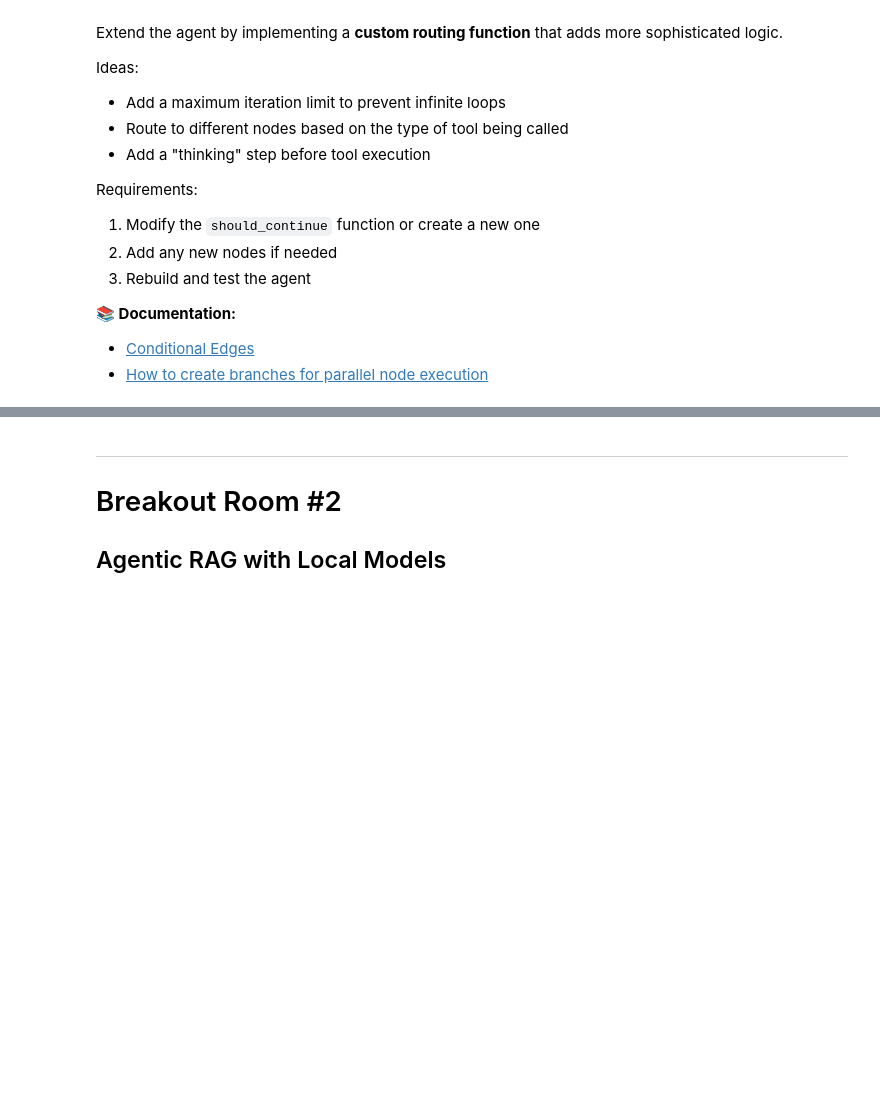
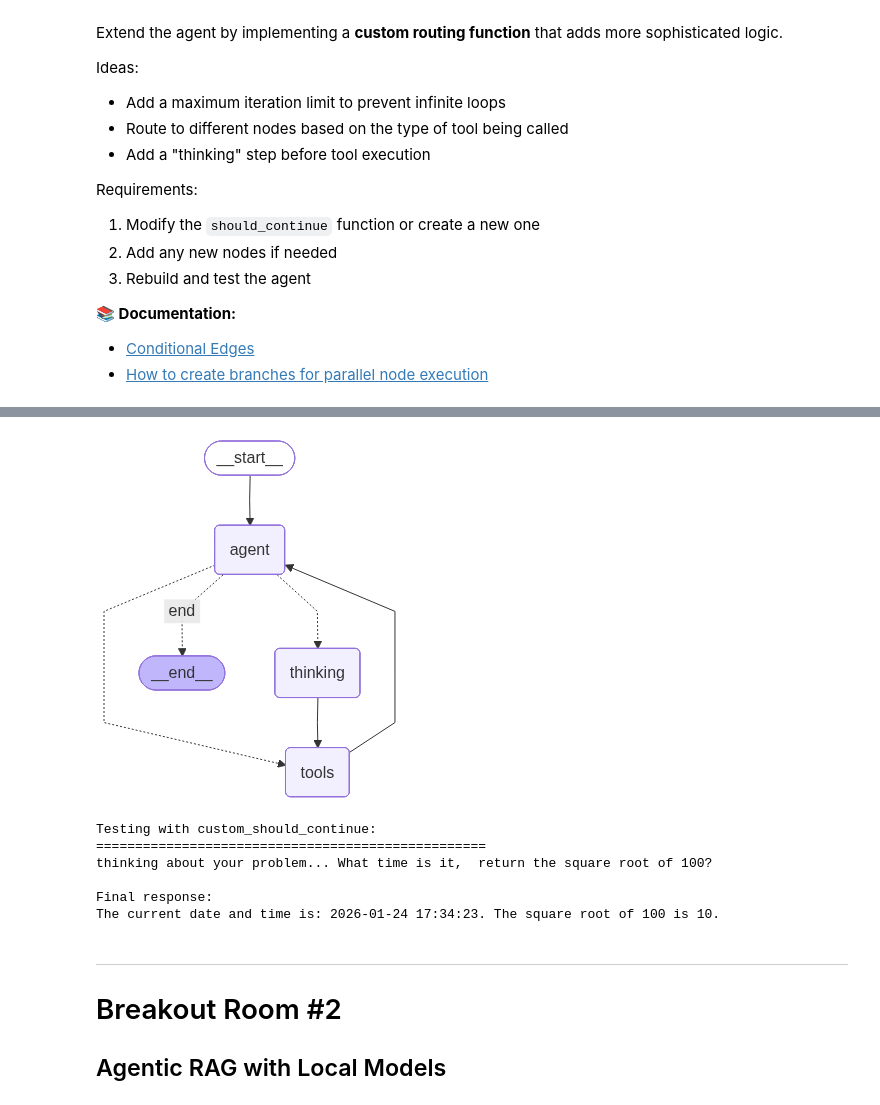
Before and after one commit to derekyim/AIE9, a Jupyter notebook: 04_Agentic_RAG_From_Scratch/Agentic_RAG_From_Scratch_Assignment.ipynb, the cells around one changed output, grey strips where cells are left out. Cells and saved outputs as stored; diff of their text form; code cells hidden in the pictures; blank space fills up the shorter version.

```diff
--- a/04_Agentic_RAG_From_Scratch/Agentic_RAG_From_Scratch_Assignment.ipynb
+++ b/04_Agentic_RAG_From_Scratch/Agentic_RAG_From_Scratch_Assignment.ipynb
@@ -392,9 +392,21 @@ def get_current_time() -> str:
     from datetime import datetime
     return f"The current date and time is: {datetime.now().strftime('%Y-%m-%d %H:%M:%S')}"
 
+
+import math
+# HW create custom square root tool
+@tool
+def return_sqrt(num: int):
+    """
+    Your tool should return the square root of any number you are given
+
+    Args:
+    num: The number to find the square root of
+    """
+    return str(math.sqrt(num))
+
 # Create our tool list
-tools = [calculate, get_current_time]
-
+tools = [calculate, get_current_time, return_sqrt]
 # Bind tools to the LLM - this tells the LLM about available tools
 llm_with_tools = llm.bind_tools(tools)
 
@@ -730,5 +801,33 @@ def custom_should_continue(state: AgentStateWithCounter) -> Literal["tools", "en
+# %%
+# Visualize the RAG agent
+try:
+    from IPython.display import display, Image
+    display(Image(agent2.get_graph().draw_mermaid_png()))
+except Exception as e:
+    print(f"Could not display graph image: {e}")
+    print("\nGraph structure:")
+    print(agent2.get_graph().draw_ascii())
+# %% [output]
+[figure, added]
 # %%
 # Test your custom agent
+# Test with multiple tools
+print("Testing with custom_should_continue:")
+print("=" * 50)
+
+response = agent2.invoke({
+    "messages": [HumanMessage(content="What time is it,  return the square root of 100?")]
+})
+
+print("\nFinal response:")
+print(response["messages"][-1].content)
+# %% [output]
+Testing with custom_should_continue:
+==================================================
+thinking about your problem... What time is it,  return the square root of 100?
+
+Final response:
+The current date and time is: 2026-01-24 17:34:23. The square root of 100 is 10.
 # %% [markdown]
 ---
 # Breakout Room #2
```
Also changed, not shown: parts of 13 cells of this notebook.
